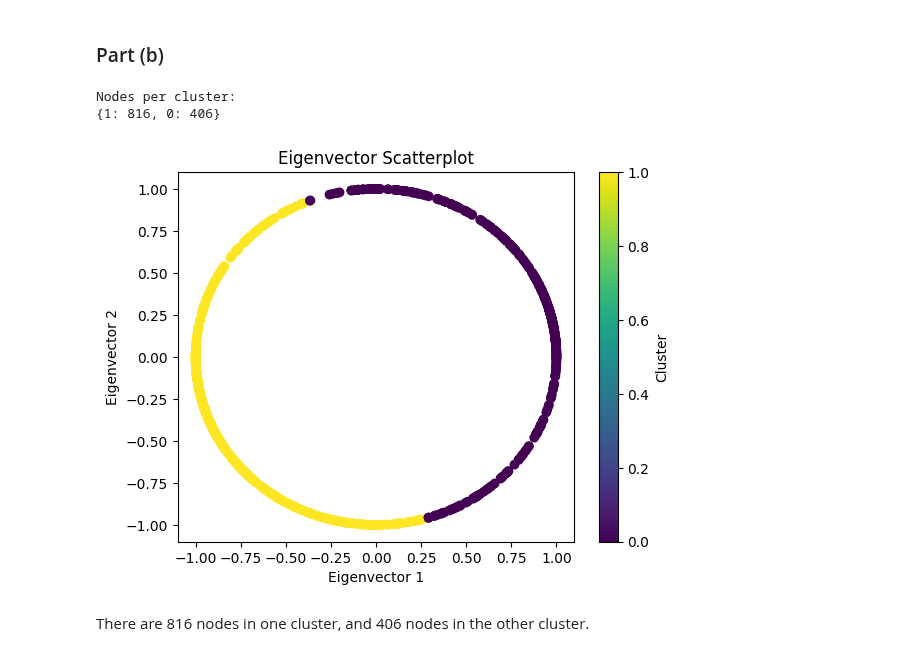
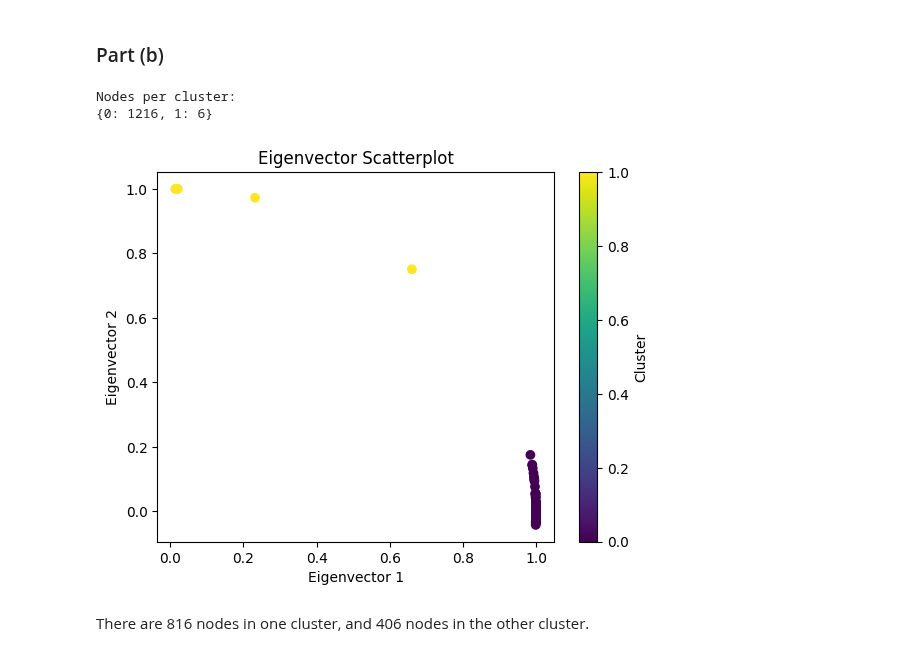
Before and after one commit to DapperDataAnalyst/Advanced-Predictive-Models, a Jupyter notebook: Peer-Graded Network Models.ipynb, the cells around one changed output. Drawn from its saved outputs; the diff is of its cells as text; code cells hidden in the pictures.

```diff
--- a/Peer-Graded Network Models.ipynb
+++ b/Peer-Graded Network Models.ipynb
@@ -37,15 +37,20 @@ A = nx.adjacency_matrix(G).toarray()
 
 def spect_clust(regular: bool, network: bool):
     """Perform spectral clustering. Serves as master function for this
-    and all subsequent parts"""
+    and all subsequent parts.
+
+    Use/don't use regularization based on first parameter, output scatterplot/network
+    based on second parameter"""
+
     # Calculate the D and L matrices
-    D = np.squeeze(np.asarray(np.sum(A,axis = 1)))
     if regular:
         tau = edge_count / node_count
-        D = np.diag((D+tau)**(-0.5))
+        D = np.squeeze(np.asarray(np.sum(A,axis = 1))) + tau
     else:
-        D = np.diag(D**(-0.5))
-    L = D @ A @ D
+        D = np.squeeze(np.asarray(np.sum(A,axis = 1)))
+    L = np.diag(D) - A
+    D = np.diag(D**(-0.5))
+    L = D @ L @ D
 
     # Find eigenvalues and eigenvectors
     eigenvalues, eigenvectors = np.linalg.eigh(L)
@@ -60,38 +65,36 @@ def spect_clust(regular: bool, network: bool):
     labels = kmeans.labels_
 
     if network:
         # Assign cluster labels to nodes
         for node, label in zip(G.nodes(), labels):
             G.nodes[node]['cluster'] = label
         # Get cluster labels
         node_colors = [G.nodes[node]['cluster'] for node in G.nodes()]
         # Plot nodes colored by cluster
-        nx.draw(G, with_labels=False, node_size=100, width=0.1, node_color=node_colors, cmap='viridis')
+        nx.draw(G, with_labels=False, node_size=10, width=0.1, node_color=node_colors, cmap='viridis')
         plt.title('Clustered Network Plot')
         plt.show()
     else:
         cluster_counts = {}
         for label in labels:
             if label not in cluster_counts:
                 cluster_counts[label] = 1
             else:
                 cluster_counts[label] += 1
-
         print(f'Nodes per cluster:\n{cluster_counts}')
-
         # Plot the scatterplot
         plt.scatter(Y[:, 0], Y[:, 1], c=labels, cmap='viridis')
         plt.xlabel('Eigenvector 1')
         plt.ylabel('Eigenvector 2')
         plt.title('Eigenvector Scatterplot')
         plt.colorbar(label='Cluster')
         plt.show()
 
 spect_clust(regular=False, network=False)
 # %% [output]
 Nodes per cluster:
-{1: 816, 0: 406}
+{0: 1216, 1: 6}
-[figure, old version]
+[figure, new version]
 # %% [markdown]
 There are 816 nodes in one cluster, and 406 nodes in the other cluster.
 # %% [markdown]
```
Also changed, not shown: parts of 4 cells of this notebook.
